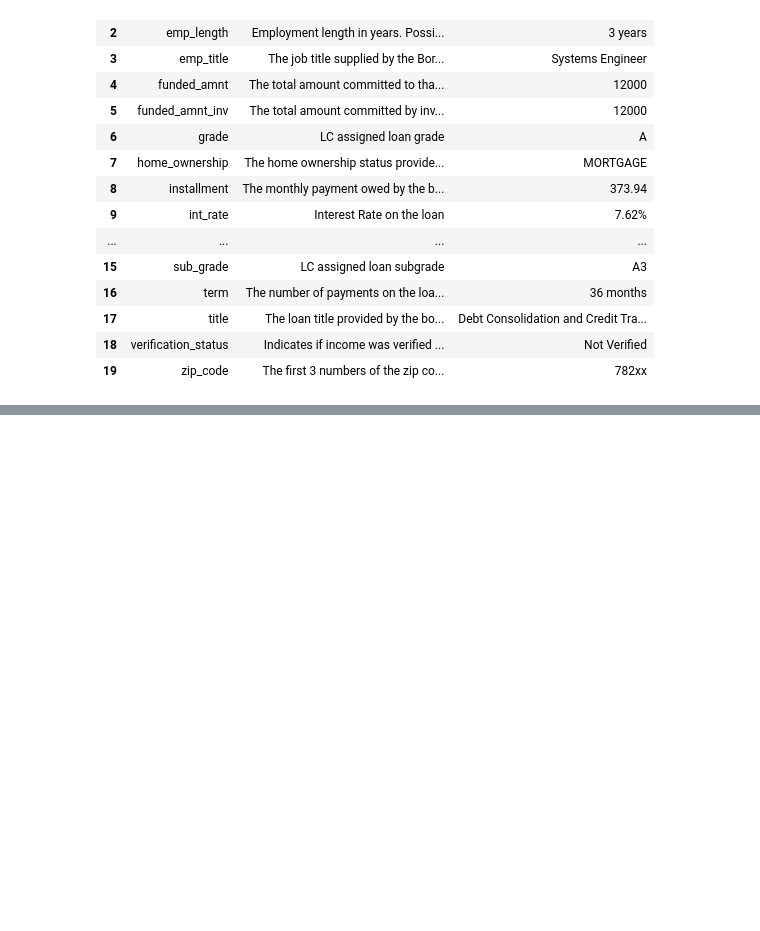
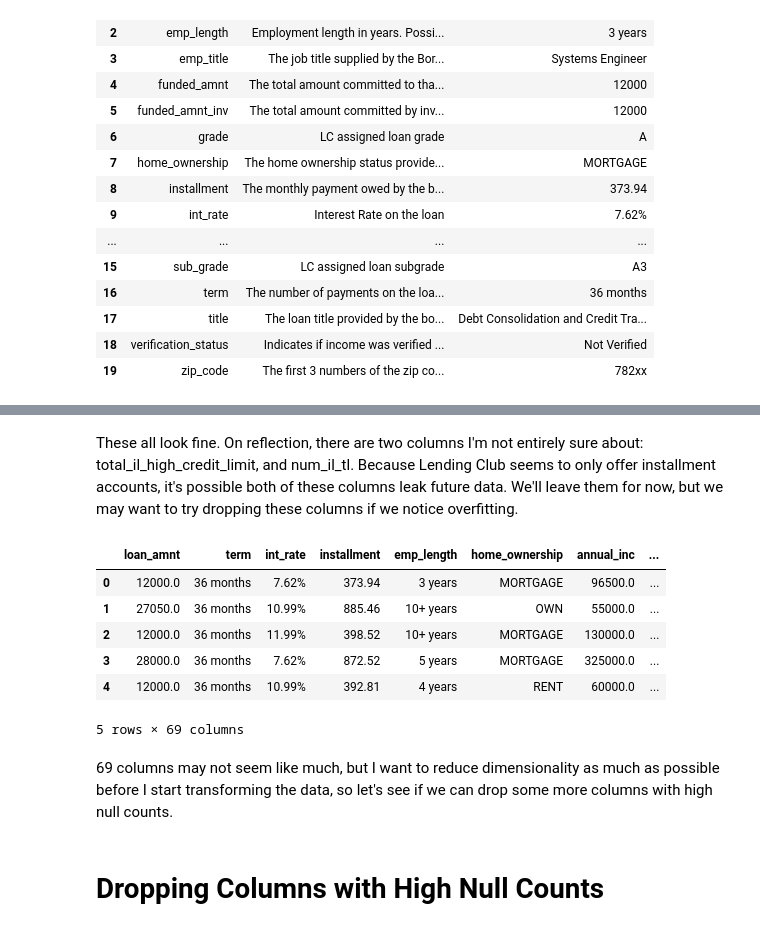
Before and after one commit to ZRupp/lending-club-prediction, a Jupyter notebook: loan-prediction.ipynb, the cells around one changed output, grey strips where cells are left out. Cells and saved outputs as stored; diff of their text form; code cells hidden in the pictures; blank space fills up the shorter version.

```diff
--- a/loan-prediction.ipynb
+++ b/loan-prediction.ipynb
@@ -120,6 +121,5 @@ Columns to drop:
 - zip_code: basically the same as addr_state
 # %%
 dropped_cols = ['emp_title', 'funded_amnt', 'funded_amnt_inv', 'grade', 'issue_d', 'sub_grade', 'zip_code']
-loans_2013.drop(columns=dropped_cols, inplace=True)
-loans_2013.shape
+len(dropped_cols)
 # %% [output]
@@ -154,0 +248,17 @@ last_pymnt_d
+# %% [markdown]
+These all look fine. On reflection, there are two columns I'm not entirely sure about: total_il_high_credit_limit, and num_il_tl. Because Lending Club seems to only offer installment accounts, it's possible both of these columns leak future data. We'll leave them for now, but we may want to try dropping these columns if we notice overfitting.
+# %%
+loans_2013.drop(dropped_cols, axis=1, inplace=True)
+loans_2013.head()
+# %% [output]
+|  | loan_amnt | term | int_rate | installment | emp_length | home_ownership | annual_inc | ... |
+| 0 | 12000.0 | 36 months | 7.62% | 373.94 | 3 years | MORTGAGE | 96500.0 | ... |
+| 1 | 27050.0 | 36 months | 10.99% | 885.46 | 10+ years | OWN | 55000.0 | ... |
+| 2 | 12000.0 | 36 months | 11.99% | 398.52 | 10+ years | MORTGAGE | 130000.0 | ... |
+| 3 | 28000.0 | 36 months | 7.62% | 872.52 | 5 years | MORTGAGE | 325000.0 | ... |
+| 4 | 12000.0 | 36 months | 10.99% | 392.81 | 4 years | RENT | 60000.0 | ... |
+5 rows × 69 columns
+# %% [markdown]
+69 columns may not seem like much, but I want to reduce dimensionality as much as possible before I start transforming the data, so let's see if we can drop some more columns with high null counts.
+# %% [markdown]
+# Dropping Columns with High Null Counts
```
Also changed, not shown: parts of 20 cells of this notebook, 1 other file.
